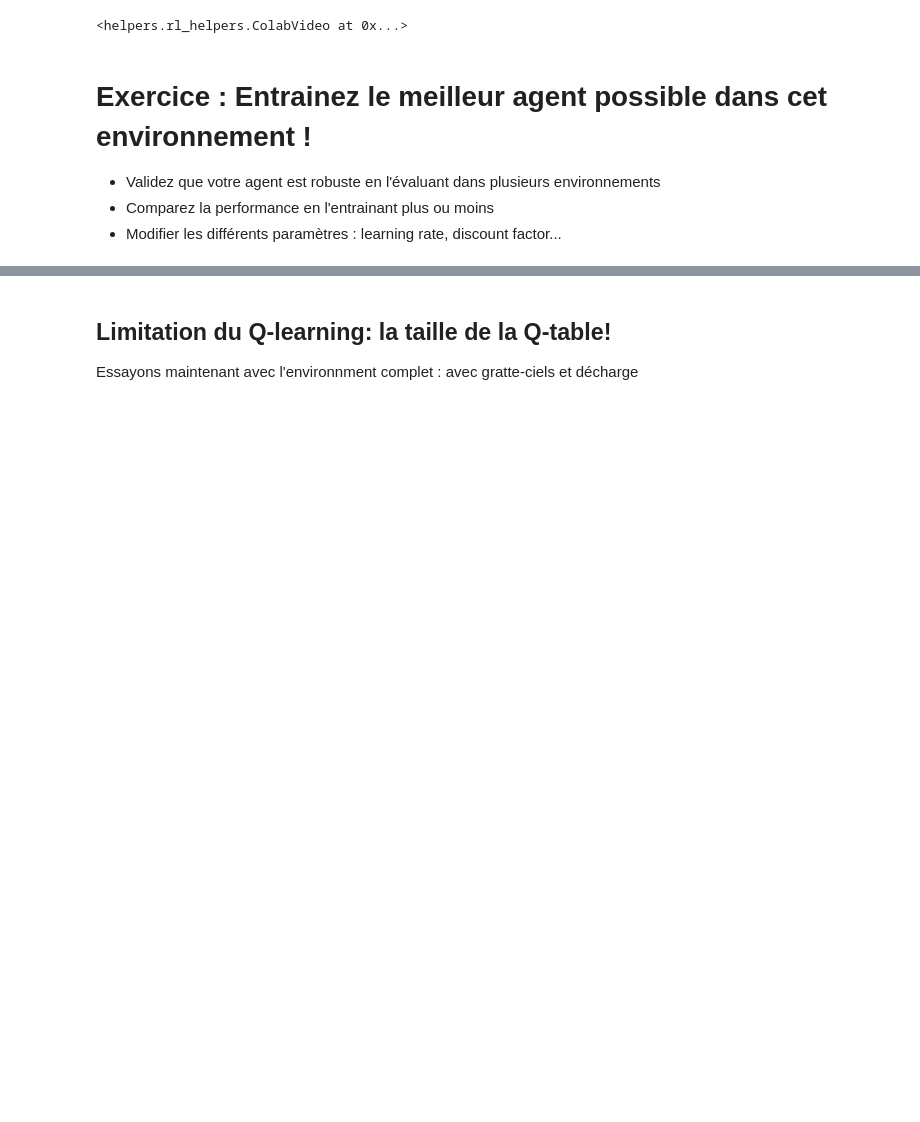
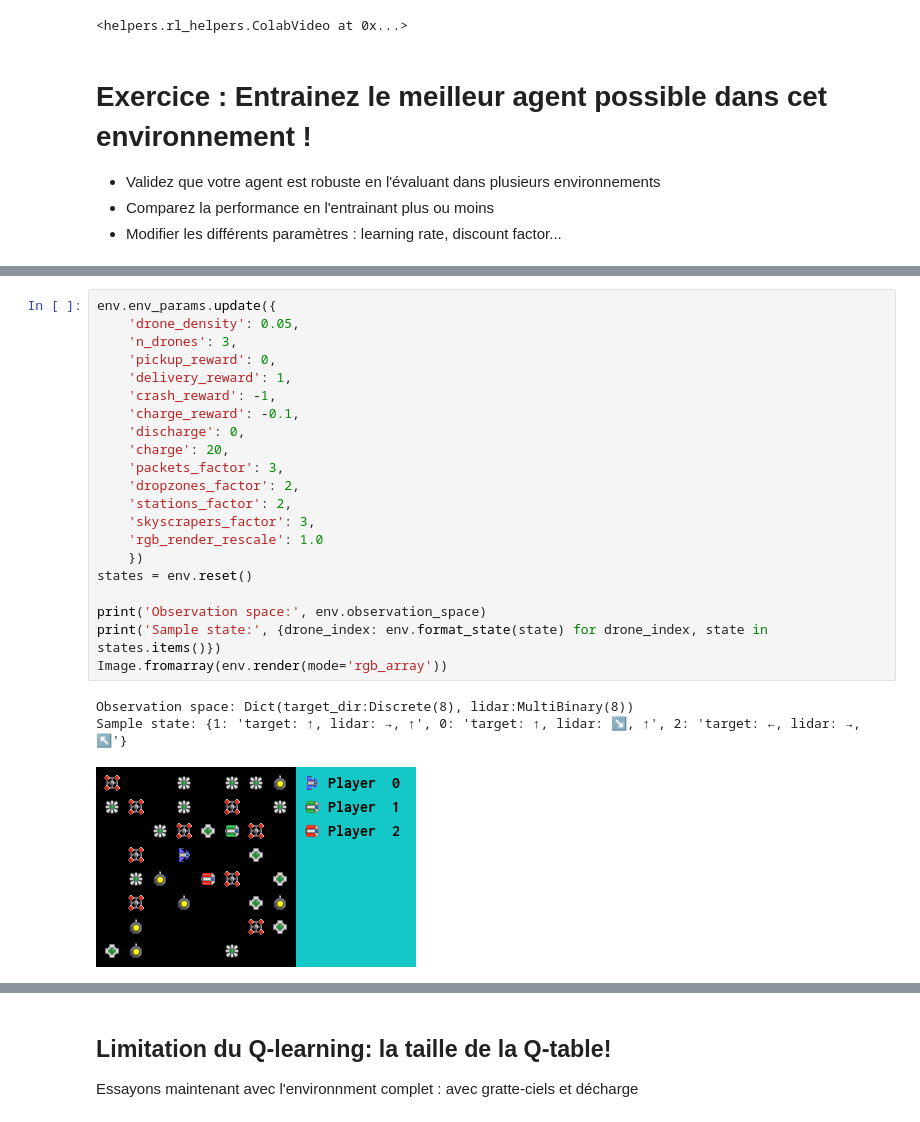
Before and after one commit to ochekroun/labs, a Jupyter notebook: IFAGE_Cours_6_Introduction_à_Q_learning.ipynb, the cells around one changed output, grey strips where cells are left out. Saved outputs shown, nothing was run; the diff lists cells and outputs as text; blank space fills up the shorter version.

```diff
--- a/IFAGE_Cours_6_Introduction_à_Q_learning.ipynb
+++ b/IFAGE_Cours_6_Introduction_à_Q_learning.ipynb
@@ -271,0 +304,25 @@ Moviepy - video ready output/videos/ql-compass-lidar-2nd-try.mp4
+# %%
+env.env_params.update({
+    'drone_density': 0.05,
+    'n_drones': 3,
+    'pickup_reward': 0,
+    'delivery_reward': 1,
+    'crash_reward': -1,
+    'charge_reward': -0.1,
+    'discharge': 0,
+    'charge': 20,
+    'packets_factor': 3,
+    'dropzones_factor': 2,
+    'stations_factor': 2,
+    'skyscrapers_factor': 3,
+    'rgb_render_rescale': 1.0
+    })
+states = env.reset()
+
+print('Observation space:', env.observation_space)
+print('Sample state:', {drone_index: env.format_state(state) for drone_index, state in states.items()})
+Image.fromarray(env.render(mode='rgb_array'))
+# %% [output]
+Observation space: Dict(target_dir:Discrete(8), lidar:MultiBinary(8))
+Sample state: {1: 'target: ↑, lidar: →, ↑', 0: 'target: ↑, lidar: ↘, ↑', 2: 'target: ←, lidar: →, ↖'}
+[figure, added]
```
Also changed, not shown: parts of 8 cells of this notebook.
